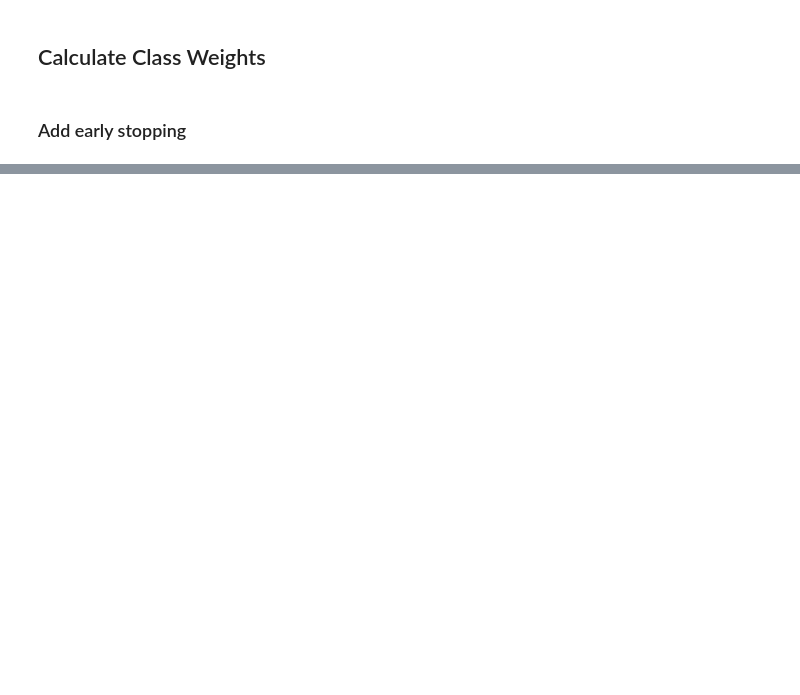
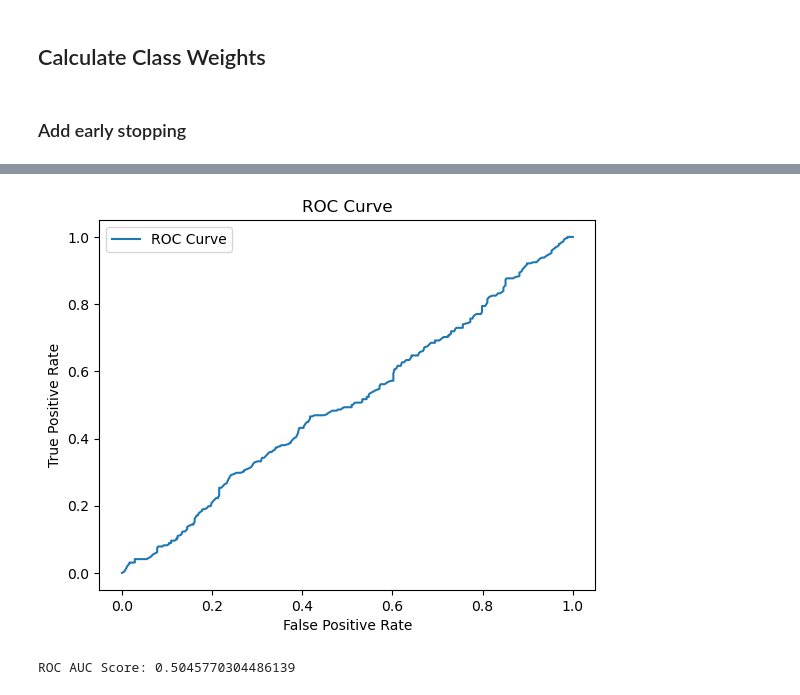
Before and after one commit to justinlim00/FYP-Overview25, a Jupyter notebook: FYP Project/FYP Project Code V1/notebooks/02_model_training.ipynb, the cells around one changed output, grey strips where cells are left out. Drawn from its saved outputs; the diff is of its cells as text; code cells hidden in the pictures; blank space fills up the shorter version.

```diff
--- a/FYP Project/FYP Project Code V1/notebooks/02_model_training.ipynb
+++ b/FYP Project/FYP Project Code V1/notebooks/02_model_training.ipynb
@@ -34,9 +30,22 @@ y_test = y_test.reshape(-1, 1)
 # %% [markdown]
 ### Split dataset
 # %%
+from sklearn.model_selection import train_test_split
+
+# First split into train and test
 train_df, test_df = train_test_split(df, test_size=0.2, stratify=df["label"], random_state=42)
-X_train, y_train = load_images(train_df)
+X_train_full, y_train_full = load_images(train_df)
 X_test, y_test = load_images(test_df)
+
+# Now split X_train_full into training and validation sets
+X_train, X_val, y_train, y_val = train_test_split(
+    X_train_full, y_train_full, test_size=0.2, stratify=y_train_full, random_state=42
+)
+
+# Reshape labels
+y_train = y_train.reshape(-1, 1)
+y_val = y_val.reshape(-1, 1)
+y_test = y_test.reshape(-1, 1)
 # %% [markdown]
 ### Build CNN Model with Augmentation
 # %% [markdown]
@@ -166,8 +197,16 @@ X_test_rgb = np.repeat(X_test, 3, axis=-1)
 # %%
-from tensorflow.keras.metrics import AUC
+from sklearn.metrics import classification_report, roc_auc_score
 
-metric_auc = AUC()
-metric_auc.update_state(y_test, y_probs)
-print(f"Keras AUC (manual): {metric_auc.result().numpy():.4f}")
-print(f"sklearn AUC: {roc_auc_score(y_test, y_probs):.4f}")
+# Get predicted probabilities
+y_probs = model.predict(X_test, verbose=1)
+
+# Lower the threshold
+y_pred = (y_probs > 0.3).astype(int)
+
+# Print metrics
+print(classification_report(y_test, y_pred, target_names=["Benign", "Malignant"]))
+
+# AUC remains based on raw probs
+auc = roc_auc_score(y_test, y_probs)
+print(f"ROC AUC Score: {auc:.4f}")
 # %% [output]
@@ -193,11 +226,7 @@ from sklearn.metrics import classification_report, confusion_matrix, roc_auc_sco
 import matplotlib.pyplot as plt
 
 y_pred_probs = model.predict(X_test).ravel()
-y_pred = (y_pred_probs > 0.5).astype(int)
-
-# Confusion Matrix
-print(confusion_matrix(y_test, y_pred))
-print(classification_report(y_test, y_pred))
+y_pred = (y_pred_probs > 0.3).astype(int)
 
 # ROC Curve
 fpr, tpr, _ = roc_curve(y_test, y_pred_probs)
@@ -209,3 +238,4 @@ plt.legend()
 plt.show()
 
 print("ROC AUC Score:", roc_auc_score(y_test, y_pred_probs))
+# %% [output]
@@ -212,3 +243,5 @@ print("ROC AUC Score:", roc_auc_score(y_test, y_pred_probs))
+[figure, added]
+ROC AUC Score: 0.5045770304486139
 # %%
 np.save("../data/cibs-ddsm/processed/X_test.npy", X_test)
 np.save("../data/cibs-ddsm/processed/y_test.npy", y_test)
```
Also changed, not shown: parts of 9 cells of this notebook, 4 other files.
